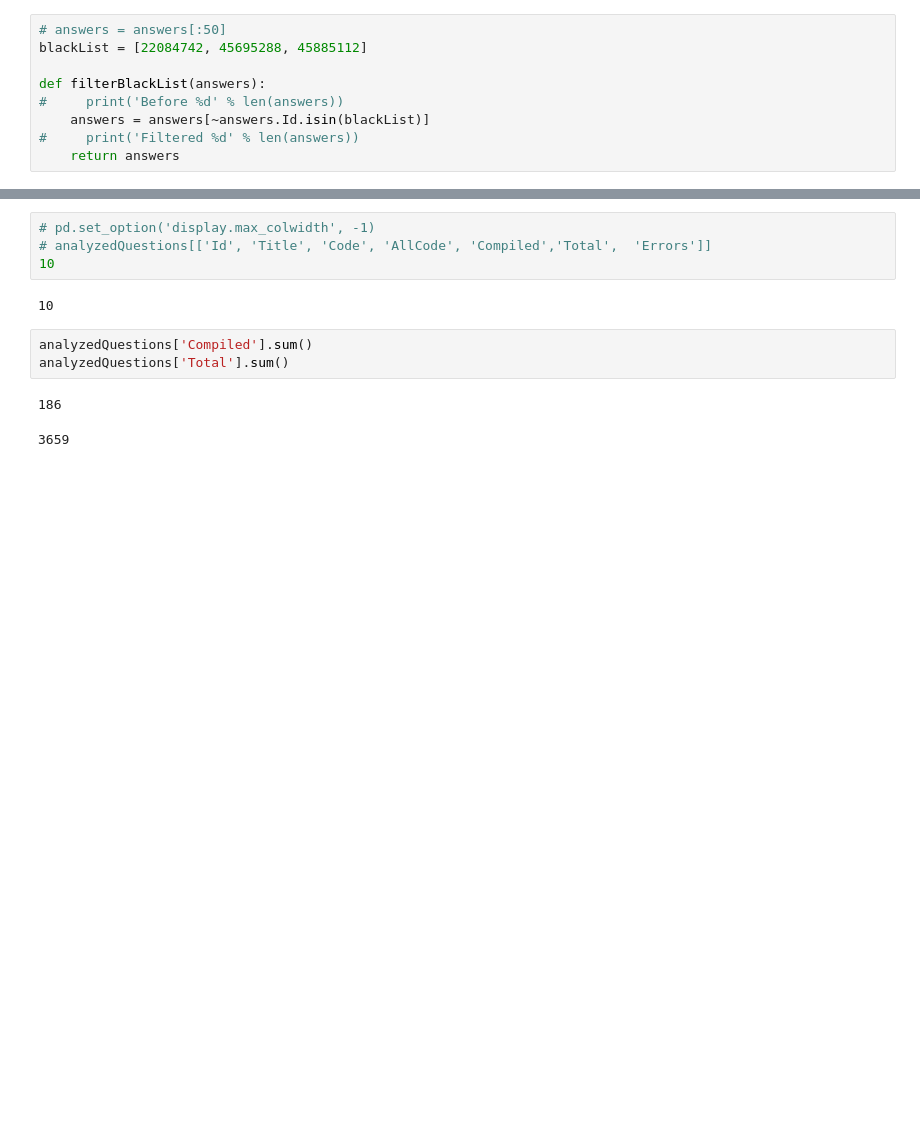
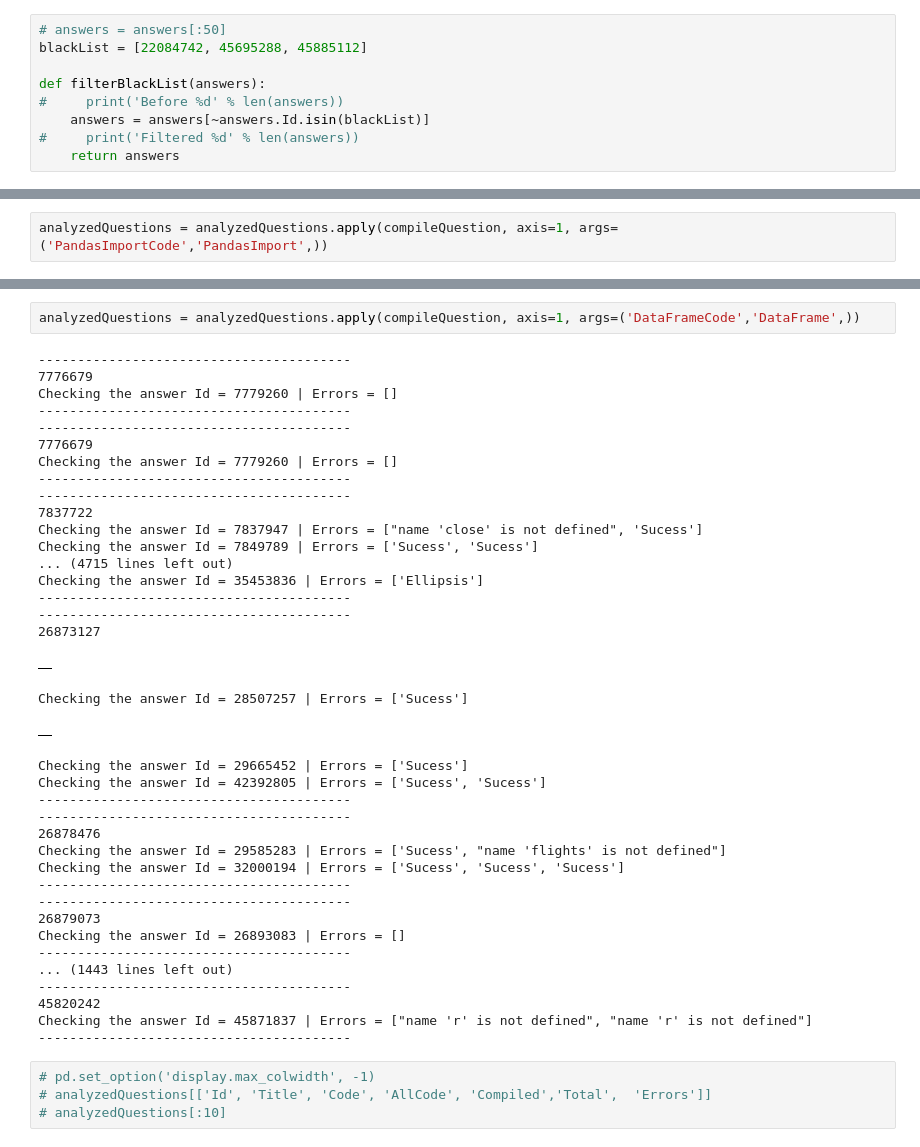
Before and after one commit to DiegoEliasCosta/snippet-optimization, a Jupyter notebook: data-exploration/code-compiler.ipynb, the cells around one changed output, grey strips where cells are left out. Cells and saved outputs as stored; diff of their text form; blank space fills up the shorter version.

```diff
--- a/data-exploration/code-compiler.ipynb
+++ b/data-exploration/code-compiler.ipynb
@@ -129,0 +178,2 @@ Out[11]:
+# %%
+analyzedQuestions = analyzedQuestions.apply(compileQuestion, axis=1, args=('PandasImportCode','PandasImport',))
@@ -130,12 +198,44 @@ Out[11]:
+# %%
+analyzedQuestions = analyzedQuestions.apply(compileQuestion, axis=1, args=('DataFrameCode','DataFrame',))
+# %% [output]
+----------------------------------------
+7776679
+Checking the answer Id = 7779260 | Errors = []
+----------------------------------------
+----------------------------------------
+7776679
+Checking the answer Id = 7779260 | Errors = []
+----------------------------------------
+----------------------------------------
+7837722
+Checking the answer Id = 7837947 | Errors = ["name 'close' is not defined", 'Sucess']
+Checking the answer Id = 7849789 | Errors = ['Sucess', 'Sucess']
+... (4715 lines left out)
+Checking the answer Id = 35453836 | Errors = ['Ellipsis']
+----------------------------------------
+----------------------------------------
+26873127
+|  |
+Checking the answer Id = 28507257 | Errors = ['Sucess']
+|  |
+Checking the answer Id = 29665452 | Errors = ['Sucess']
+Checking the answer Id = 42392805 | Errors = ['Sucess', 'Sucess']
+----------------------------------------
+----------------------------------------
+26878476
+Checking the answer Id = 29585283 | Errors = ['Sucess', "name 'flights' is not defined"]
+Checking the answer Id = 32000194 | Errors = ['Sucess', 'Sucess', 'Sucess']
+----------------------------------------
+----------------------------------------
+26879073
+Checking the answer Id = 26893083 | Errors = []
+----------------------------------------
+... (1443 lines left out)
+----------------------------------------
+45820242
+Checking the answer Id = 45871837 | Errors = ["name 'r' is not defined", "name 'r' is not defined"]
+----------------------------------------
 # %%
 # pd.set_option('display.max_colwidth', -1)
 # analyzedQuestions[['Id', 'Title', 'Code', 'AllCode', 'Compiled','Total',  'Errors']]
-10
+# analyzedQuestions[:10]
-# %% [output]
-10
-# %%
-analyzedQuestions['Compiled'].sum()
-analyzedQuestions['Total'].sum()
-# %% [output]
-186
-3659
```
Also changed, not shown: parts of 6 cells of this notebook, 3 other files.
